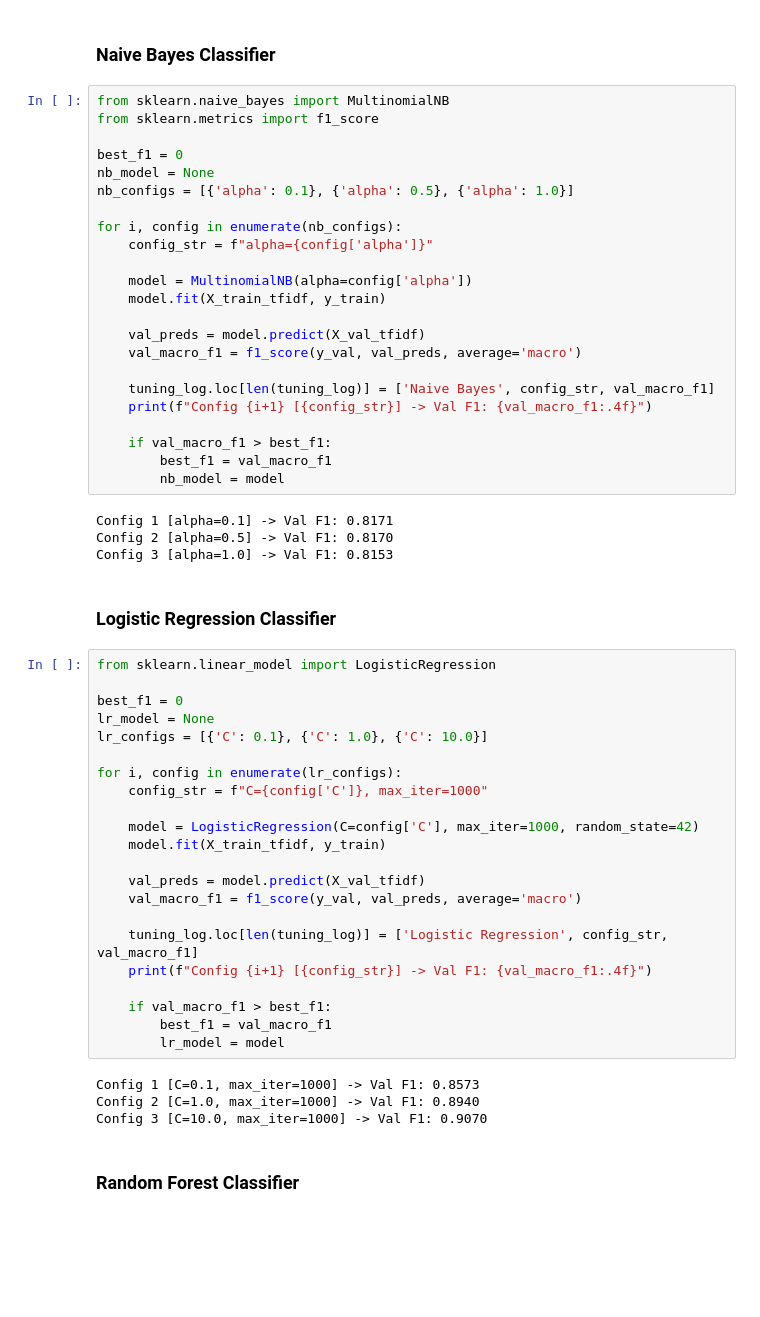
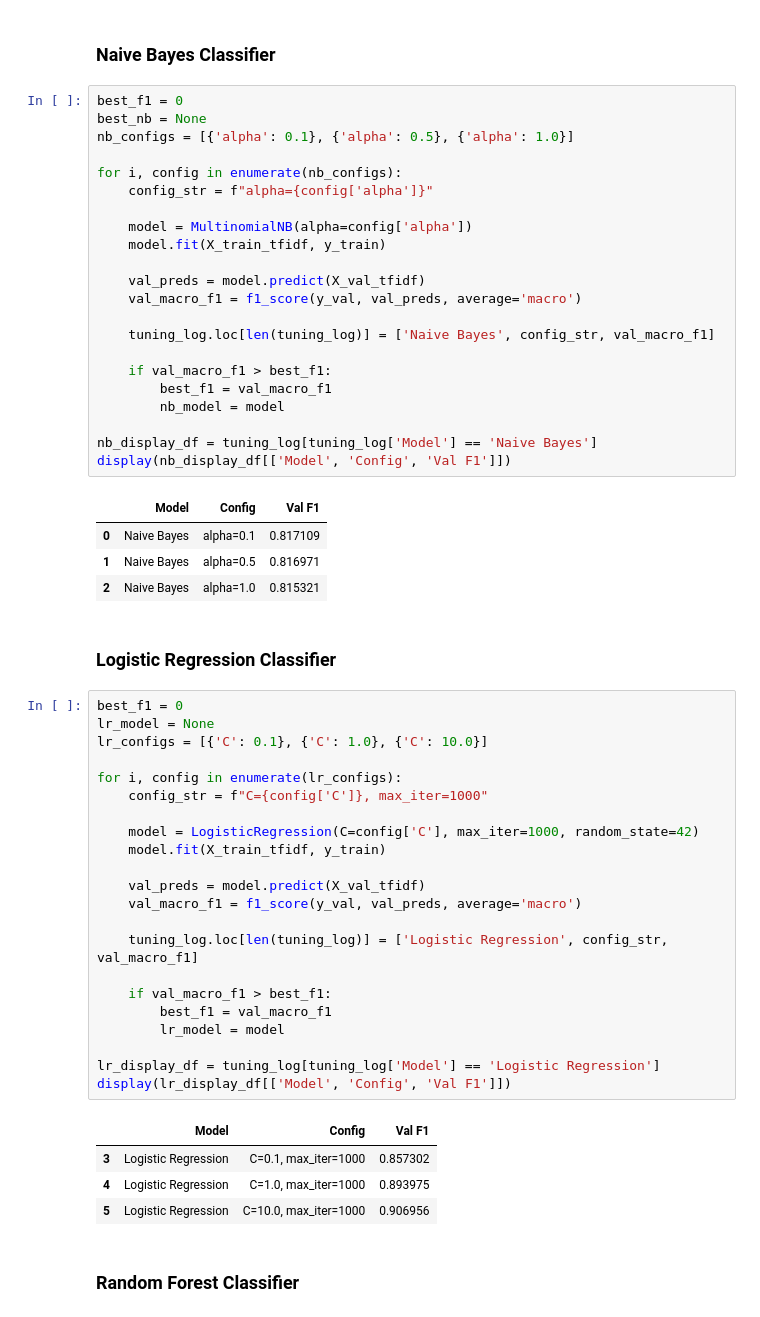
Before and after one commit to sharzilnfz/llmSafetyClassification, a Jupyter notebook: cse440_project.ipynb, the cells around one changed output. Cells and saved outputs as stored; diff of their text form; blank space fills up the shorter version.

```diff
--- a/cse440_project.ipynb
+++ b/cse440_project.ipynb
@@ -902,37 +899,35 @@ y_test = test_df['target']
 # %% [markdown]
 ### Naive Bayes Classifier
 # %%
-from sklearn.naive_bayes import MultinomialNB
-from sklearn.metrics import f1_score
-
 best_f1 = 0
-nb_model = None
+best_nb = None
 nb_configs = [{'alpha': 0.1}, {'alpha': 0.5}, {'alpha': 1.0}]
 
 for i, config in enumerate(nb_configs):
     config_str = f"alpha={config['alpha']}"
 
     model = MultinomialNB(alpha=config['alpha'])
     model.fit(X_train_tfidf, y_train)
 
     val_preds = model.predict(X_val_tfidf)
     val_macro_f1 = f1_score(y_val, val_preds, average='macro')
 
     tuning_log.loc[len(tuning_log)] = ['Naive Bayes', config_str, val_macro_f1]
-    print(f"Config {i+1} [{config_str}] -> Val F1: {val_macro_f1:.4f}")
 
     if val_macro_f1 > best_f1:
         best_f1 = val_macro_f1
         nb_model = model
+
+nb_display_df = tuning_log[tuning_log['Model'] == 'Naive Bayes']
+display(nb_display_df[['Model', 'Config', 'Val F1']])
 # %% [output]
-Config 1 [alpha=0.1] -> Val F1: 0.8171
-Config 2 [alpha=0.5] -> Val F1: 0.8170
-Config 3 [alpha=1.0] -> Val F1: 0.8153
+|  | Model | Config | Val F1 |
+| 0 | Naive Bayes | alpha=0.1 | 0.817109 |
+| 1 | Naive Bayes | alpha=0.5 | 0.816971 |
+| 2 | Naive Bayes | alpha=1.0 | 0.815321 |
 # %% [markdown]
 ### Logistic Regression Classifier
 # %%
-from sklearn.linear_model import LogisticRegression
-
 best_f1 = 0
 lr_model = None
 lr_configs = [{'C': 0.1}, {'C': 1.0}, {'C': 10.0}]
@@ -947,15 +942,18 @@ for i, config in enumerate(lr_configs):
     val_macro_f1 = f1_score(y_val, val_preds, average='macro')
 
     tuning_log.loc[len(tuning_log)] = ['Logistic Regression', config_str, val_macro_f1]
-    print(f"Config {i+1} [{config_str}] -> Val F1: {val_macro_f1:.4f}")
 
     if val_macro_f1 > best_f1:
         best_f1 = val_macro_f1
         lr_model = model
+
+lr_display_df = tuning_log[tuning_log['Model'] == 'Logistic Regression']
+display(lr_display_df[['Model', 'Config', 'Val F1']])
 # %% [output]
-Config 1 [C=0.1, max_iter=1000] -> Val F1: 0.8573
-Config 2 [C=1.0, max_iter=1000] -> Val F1: 0.8940
-Config 3 [C=10.0, max_iter=1000] -> Val F1: 0.9070
+|  | Model | Config | Val F1 |
+| 3 | Logistic Regression | C=0.1, max_iter=1000 | 0.857302 |
+| 4 | Logistic Regression | C=1.0, max_iter=1000 | 0.893975 |
+| 5 | Logistic Regression | C=10.0, max_iter=1000 | 0.906956 |
 # %% [markdown]
 ### Random Forest Classifier
 # %%
```
Also changed, not shown: parts of 23 cells of this notebook, 3 other files.
